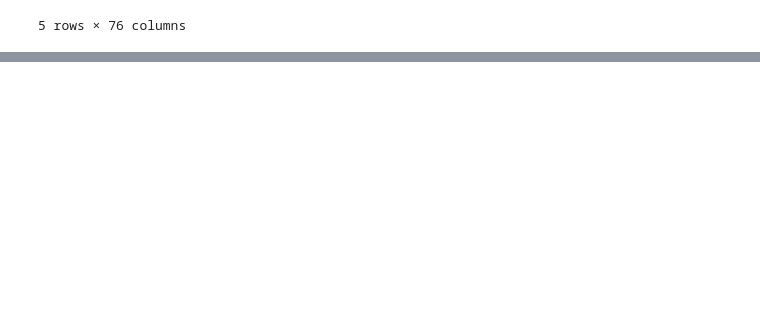
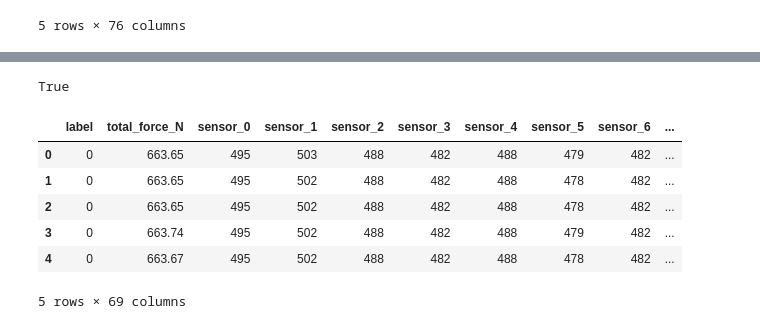
Before and after one commit to arriacs/Postura-ML, a Jupyter notebook: Datasets.ipynb, the cells around one changed output, grey strips where cells are left out. Drawn from its saved outputs; the diff is of its cells as text; code cells hidden in the pictures; blank space fills up the shorter version.

```diff
--- a/Datasets.ipynb
+++ b/Datasets.ipynb
@@ -45,0 +68,31 @@ posture_df.head()
+# %%
+# Map gender from categorical to numeric
+"""""
+gender_map = {
+    'F': 0,
+    'M': 1,
+}
+posture_df['gender'] = posture_df['gender'].map(gender_map)
+print(posture_df['gender'].unique())
+"""
+
+# Map labels from categorical to numeric
+labels_map = {
+    'neutral': 0,
+    'upright': 1,
+    'slouch': 2,
+    'shifting': 3
+}
+
+posture_df['label'] = posture_df['label'].map(labels_map)
+print(posture_df['label'].unique())
+
+bin_labels = {
+    2: 1,
+    0: 0,
+    1: 0,
+    3: 0
+}
+
+posture_df['bin_label'] = posture_df['label'].map(bin_labels)
+print(posture_df[['label', 'bin_label']].head())
@@ -45,0 +122,17 @@ posture_df.head()
+# %%
+#All force values are positive
+posture_df['total_force_N'] = posture_df['total_force_N'].abs()
+print((posture_df['total_force_N'] >= 0).all())
+
+# drop name, session_id, ethnicity, work_activity, age, and gender
+posture_df = posture_df.drop(columns = ['name','chair_type','session_id','work_activity', 'ethnicity', 'age', 'gender', 'timestamp'])
+posture_df.head()
+# %% [output]
+True
+|  | label | total_force_N | sensor_0 | sensor_1 | sensor_2 | sensor_3 | sensor_4 | sensor_5 | sensor_6 | ... |
+| 0 | 0 | 663.65 | 495 | 503 | 488 | 482 | 488 | 479 | 482 | ... |
+| 1 | 0 | 663.65 | 495 | 502 | 488 | 482 | 488 | 478 | 482 | ... |
+| 2 | 0 | 663.65 | 495 | 502 | 488 | 482 | 488 | 478 | 482 | ... |
+| 3 | 0 | 663.74 | 495 | 502 | 488 | 482 | 488 | 479 | 482 | ... |
+| 4 | 0 | 663.67 | 495 | 502 | 488 | 482 | 488 | 478 | 482 | ... |
+5 rows × 69 columns
```
Also changed, not shown: parts of 11 cells of this notebook.
